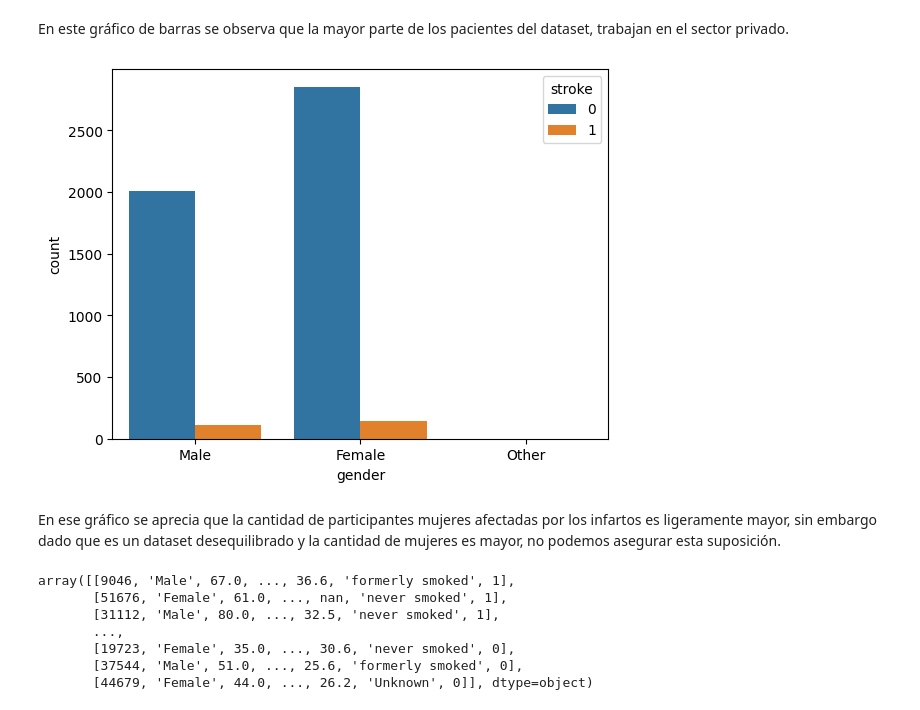
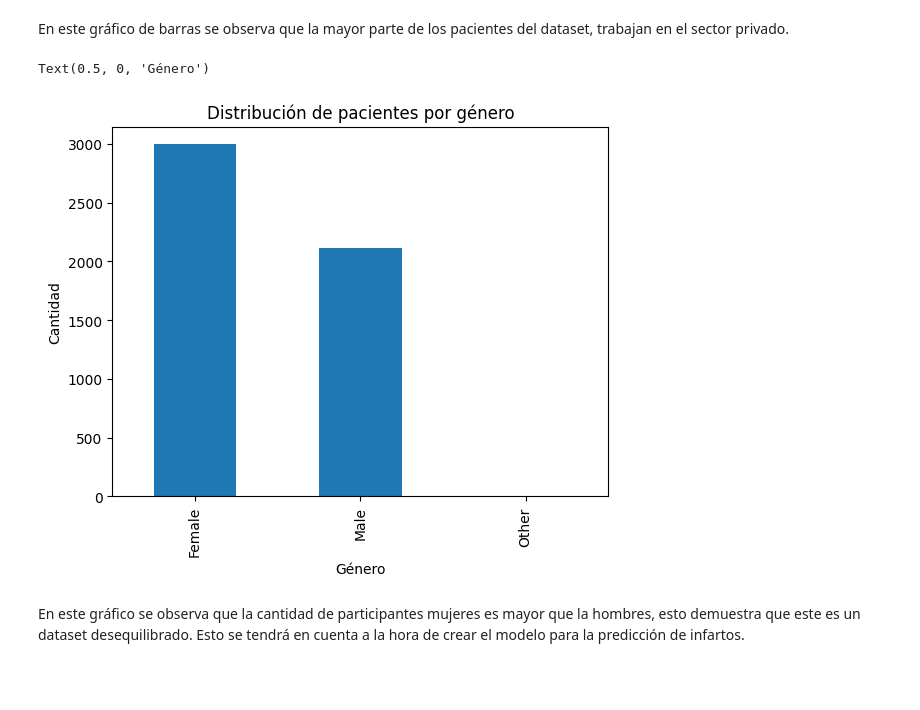
Before and after one commit to andresgabas/DS-Coderhouse, a Jupyter notebook: Visualización_Gabás.ipynb, the cells around one changed output. Cells and saved outputs as stored; diff of their text form; code cells hidden in the pictures; blank space fills up the shorter version.

```diff
--- a/Visualización_Gabás.ipynb
+++ b/Visualización_Gabás.ipynb
@@ -91,23 +91,14 @@ plt.show()
 Para comenzar se analizó el porcentaje de pacientes que sufrieron un infarto. Se observa en el piechart que solo el 4.9% de los pacientes sufrieron un infarto.
 # %% [markdown]
 En este gráfico de barras se observa que la mayor parte de los pacientes del dataset, trabajan en el sector privado.
-# %%
-
-
-sns.countplot(x='gender', hue='stroke', data=stroke)
-plt.show()
-# %% [output]
-[figure, removed]
+# %%
+gender_counts = Stroke['gender'].value_counts()
+ax = gender_counts.plot(kind='bar')
+ax.set_title('Distribución de pacientes por género')
+ax.set_ylabel('Cantidad')
+ax.set_xlabel('Género')
+# %% [output]
+Text(0.5, 0, 'Género')
+[figure, added]
 # %% [markdown]
-En ese gráfico se aprecia que la cantidad de participantes mujeres afectadas por los infartos es ligeramente mayor, sin embargo dado que es un dataset desequilibrado y la cantidad de mujeres es mayor, no podemos asegurar esta suposición.
+En este gráfico se observa que la cantidad de participantes mujeres es mayor que la hombres, esto demuestra que este es un dataset desequilibrado. Esto se tendrá en cuenta a la hora de crear el modelo para la predicción de infartos.
-# %%
-stroke_values = Stroke.values
-count_gender
-# %% [output]
-array([[9046, 'Male', 67.0, ..., 36.6, 'formerly smoked', 1],
-       [51676, 'Female', 61.0, ..., nan, 'never smoked', 1],
-       [31112, 'Male', 80.0, ..., 32.5, 'never smoked', 1],
-       ...,
-       [19723, 'Female', 35.0, ..., 30.6, 'never smoked', 0],
-       [37544, 'Male', 51.0, ..., 25.6, 'formerly smoked', 0],
-       [44679, 'Female', 44.0, ..., 26.2, 'Unknown', 0]], dtype=object)
```
Also changed, not shown: parts of 5 cells of this notebook.
